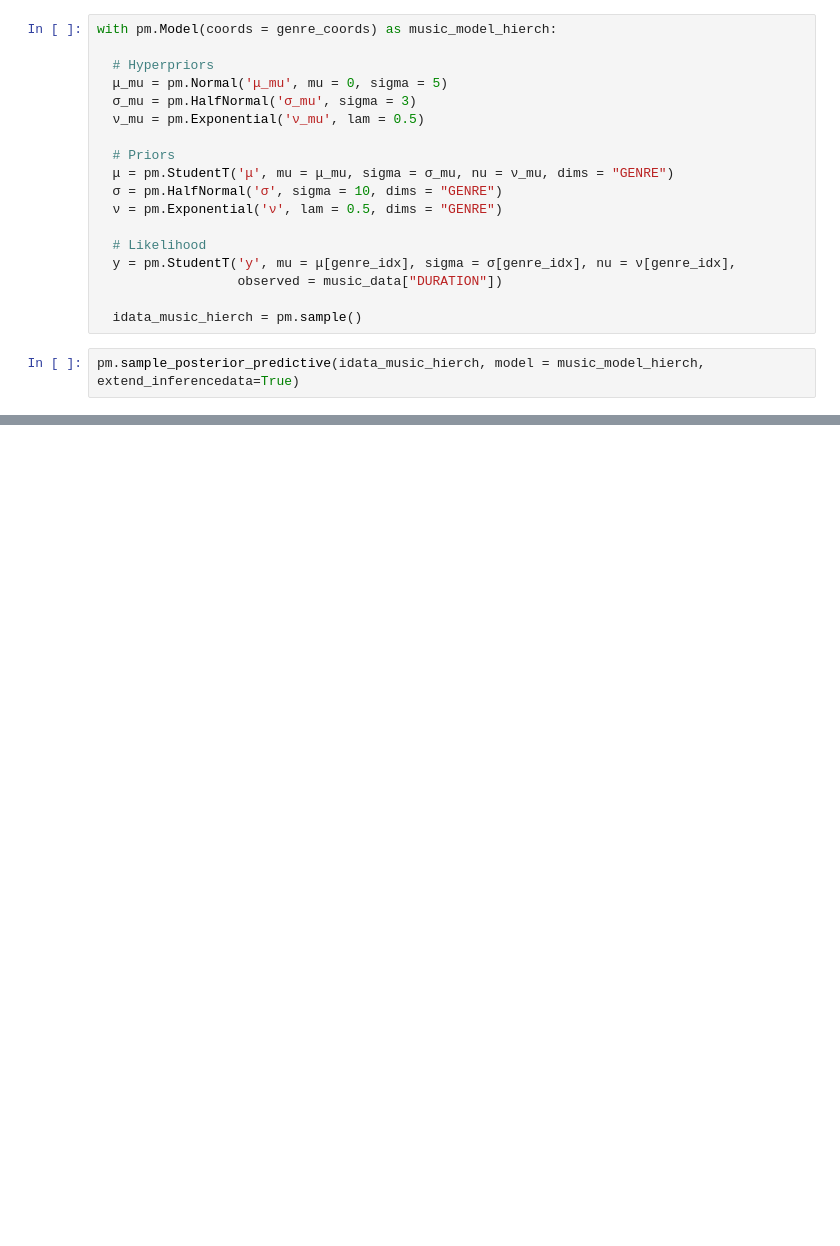
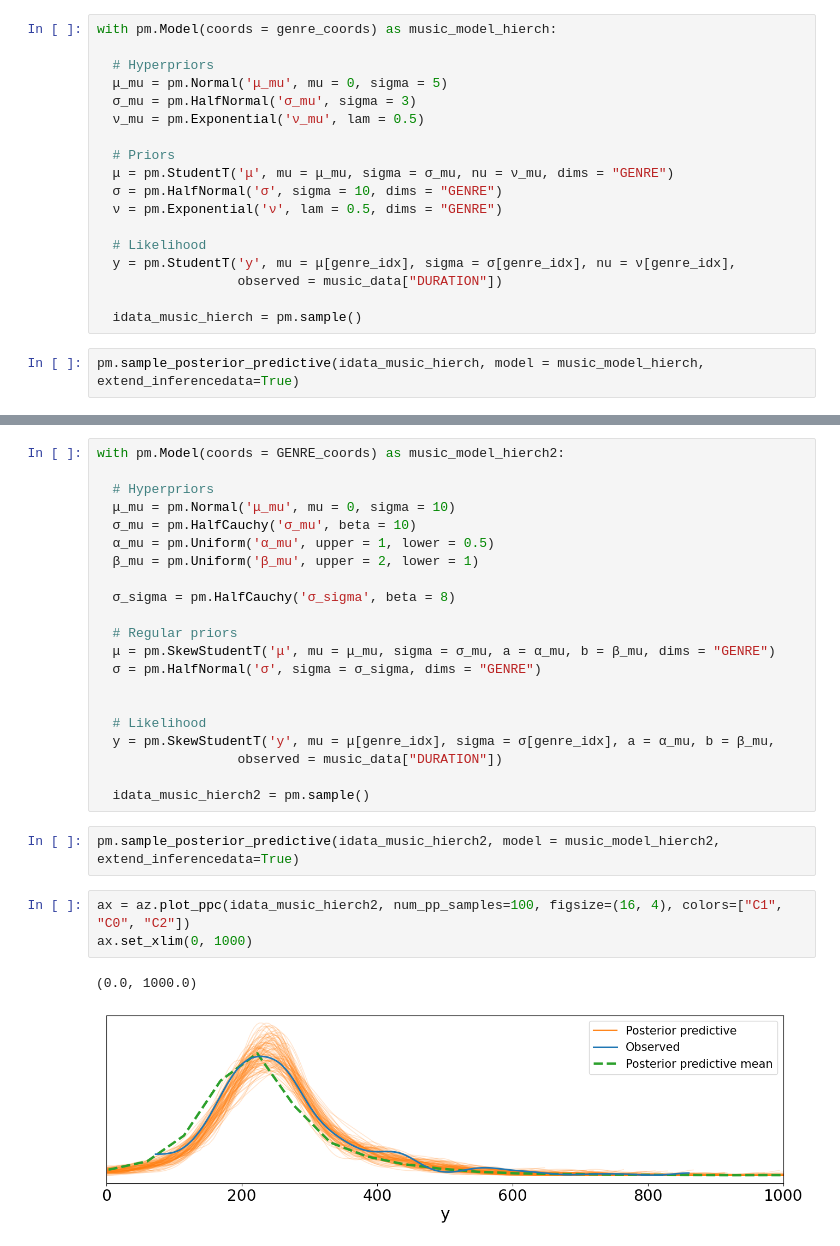
Before and after one commit to Tookss55/DS, a Jupyter notebook: Unit4/Amir_RegaU4proj.ipynb, the cells around one changed output, grey strips where cells are left out. Drawn from its saved outputs; the diff is of its cells as text; blank space fills up the shorter version.

```diff
--- a/Unit4/Amir_RegaU4proj.ipynb
+++ b/Unit4/Amir_RegaU4proj.ipynb
@@ -224,0 +225,29 @@ Data variables:
+# %%
+with pm.Model(coords = GENRE_coords) as music_model_hierch2:
+
+  # Hyperpriors
+  μ_mu = pm.Normal('μ_mu', mu = 0, sigma = 10)
+  σ_mu = pm.HalfCauchy('σ_mu', beta = 10)
+  α_mu = pm.Uniform('α_mu', upper = 1, lower = 0.5)
+  β_mu = pm.Uniform('β_mu', upper = 2, lower = 1)
+
+  σ_sigma = pm.HalfCauchy('σ_sigma', beta = 8)
+
+  # Regular priors
+  μ = pm.SkewStudentT('μ', mu = μ_mu, sigma = σ_mu, a = α_mu, b = β_mu, dims = "GENRE")
+  σ = pm.HalfNormal('σ', sigma = σ_sigma, dims = "GENRE")
+
+
+  # Likelihood
+  y = pm.SkewStudentT('y', mu = μ[genre_idx], sigma = σ[genre_idx], a = α_mu, b = β_mu,
+                  observed = music_data["DURATION"])
+
+  idata_music_hierch2 = pm.sample()
+# %%
+pm.sample_posterior_predictive(idata_music_hierch2, model = music_model_hierch2, extend_inferencedata=True)
+# %%
+ax = az.plot_ppc(idata_music_hierch2, num_pp_samples=100, figsize=(16, 4), colors=["C1", "C0", "C2"])
+ax.set_xlim(0, 1000)
+# %% [output]
+(0.0, 1000.0)
+[figure, added]
```
Also changed, not shown: parts of 10 cells of this notebook.
